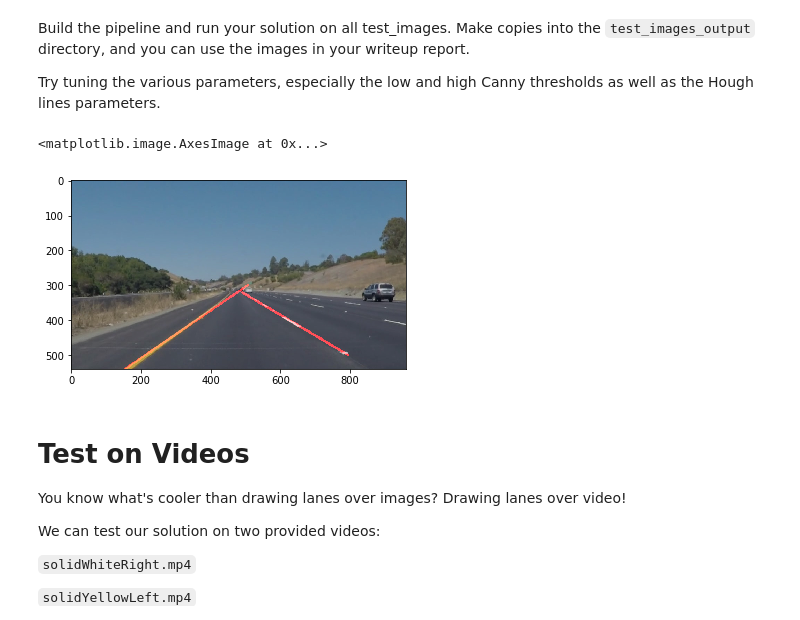
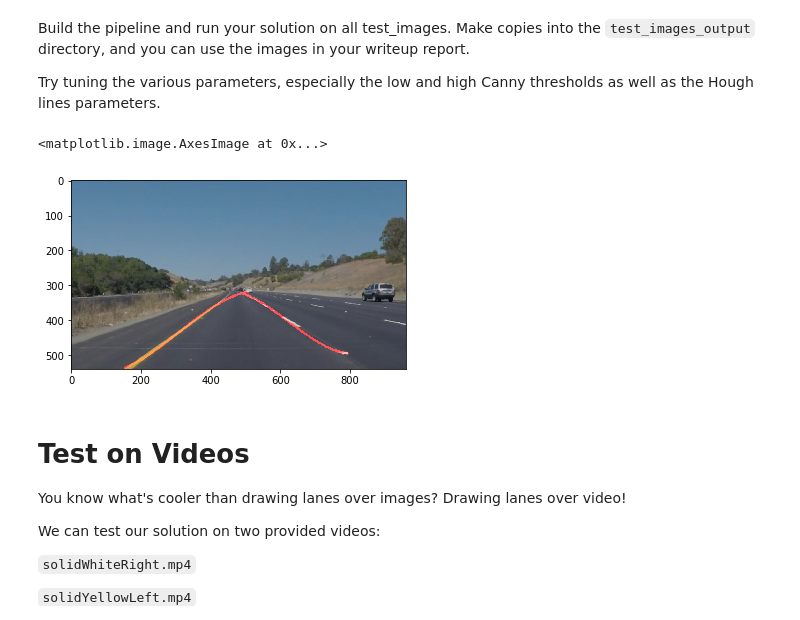
Before and after one commit to amoi9/lane-finding, a Jupyter notebook: P1.ipynb, the cells around one changed output. Saved outputs shown, nothing was run; the diff lists cells and outputs as text; code cells hidden in the pictures.

```diff
--- a/P1.ipynb
+++ b/P1.ipynb
@@ -128,9 +128,21 @@ def separate(line, left, right):
     for x1,y1,x2,y2 in line:
         k = (y2-y1)/(x2-x1)
         if k > 0.3:
+            right.extend([[x1, y1], [x2, y2]])
+        elif k < -0.3:
             left.extend([[x1, y1], [x2, y2]])
-        elif k < -0.3:
-            right.extend([[x1, y1], [x2, y2]])
+
+def extrapolate_higher_poly(points):
+    x = [item[0] for item in points]
+    y = [item[1] for item in points]
+    z = np.polyfit(x, y, 3)
+    f = np.poly1d(z)
+    x1 = min(x)
+    x2 = max(x)
+    xs = np.linspace(x1, x2, num=500)
+
+    res = list(map(lambda xx: (int(round(xx)), int(round(f(xx)))), xs))
+    return res
 
 def extrapolate(points):
     x = [item[0] for item in points]
@@ -152,6 +164,25 @@ def draw_lines(img, lines, color=[255, 0, 0], thickness=2):
 
     [(x1, y1), (x2, y2)] = extrapolate(right)
     cv2.line(img, (x1, y1), (x2, y2), color, thickness)
+
+def draw_lines_higher_poly(img, lines, color=[255, 0, 0], thickness=2):
+    left = []
+    right = []
+    for line in lines:
+        separate(line, left, right)
+
+    # Connecting the dots for higher degree polynomial
+    res = extrapolate_higher_poly(left)
+    i = 1
+    while i < len(res):
+        cv2.line(img, (res[i - 1][0], res[i - 1][1]), (res[i][0], res[i][1]), color, thickness)
+        i += 1
+
+    res = extrapolate_higher_poly(right)
+    i = 1
+    while i < len(res):
+        cv2.line(img, (res[i - 1][0], res[i - 1][1]), (res[i][0], res[i][1]), color, thickness)
+        i += 1
 
 def draw_lines_orig(img, lines, color=[255, 0, 0], thickness=2):
     """
@@ -182,7 +213,7 @@ def hough_lines(img, rho, theta, threshold, min_line_len, max_line_gap):
     """
     lines = cv2.HoughLinesP(img, rho, theta, threshold, np.array([]), minLineLength=min_line_len, maxLineGap=max_line_gap)
     line_img = np.zeros((img.shape[0], img.shape[1], 3), dtype=np.uint8)
-    draw_lines(line_img, lines, [255, 0, 0], 5)
+    draw_lines_higher_poly(line_img, lines, [255, 0, 0], 5)
     return line_img
 
 # Python 3 has support for cool math symbols.
@@ -227,39 +258,39 @@ Try tuning the various parameters, especially the low and high Canny thresholds
 import os
 imgs = os.listdir("test_images/")
 
-image = mpimg.imread("test_images/" + imgs[1])
+image = mpimg.imread("test_images/" + "solidYellowCurve.jpg")
 
 # convert to grayscale
 gray = grayscale(image)
 
 # Define a kernel size for Gaussian smoothing / blurring
 kernel_size = 9 # Must be an odd number (3, 5, 7...)
 blur_gray = gaussian_blur(gray, kernel_size)
 
 # Canny
 low_threshold = 40
 high_threshold = 80
 edges = canny(blur_gray, low_threshold, high_threshold)
 
 # Select region of interest
 imshape = image.shape
 vertices = np.array([[(0,imshape[0]),(465, 320), (510, 325), (imshape[1],imshape[0])]], dtype=np.int32)
 masked_edges = region_of_interest(edges, vertices)
 
 # Apply Hough transform, and draw lines on a blank image
 rho = 2 # distance resolution in pixels of the Hough grid
 theta = np.pi/180 # angular resolution in radians of the Hough grid
 threshold = 10     # minimum number of votes (intersections in Hough grid cell)
 min_line_len = 10 #minimum number of pixels making up a line
 max_line_gap = 150    # maximum gap in pixels between connectable line segments
 lines = hough_lines(masked_edges, rho, theta, threshold, min_line_len, max_line_gap)
 
 # Draw the lines on the original image
 lines_edges = weighted_img(lines, image, 0.8, 2.5)
 plt.imshow(lines_edges)
 # %% [output]
 <matplotlib.image.AxesImage at 0x...>
-[figure, old version]
+[figure, new version]
 # %% [markdown]
 # Test on Videos
 
```
Also changed, not shown: parts of 2 cells of this notebook.
